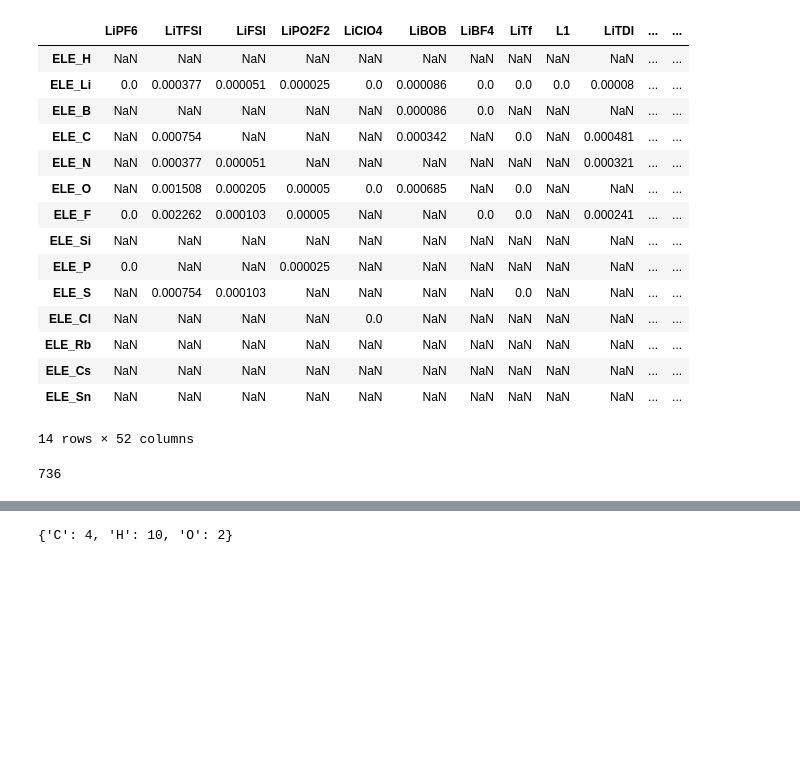
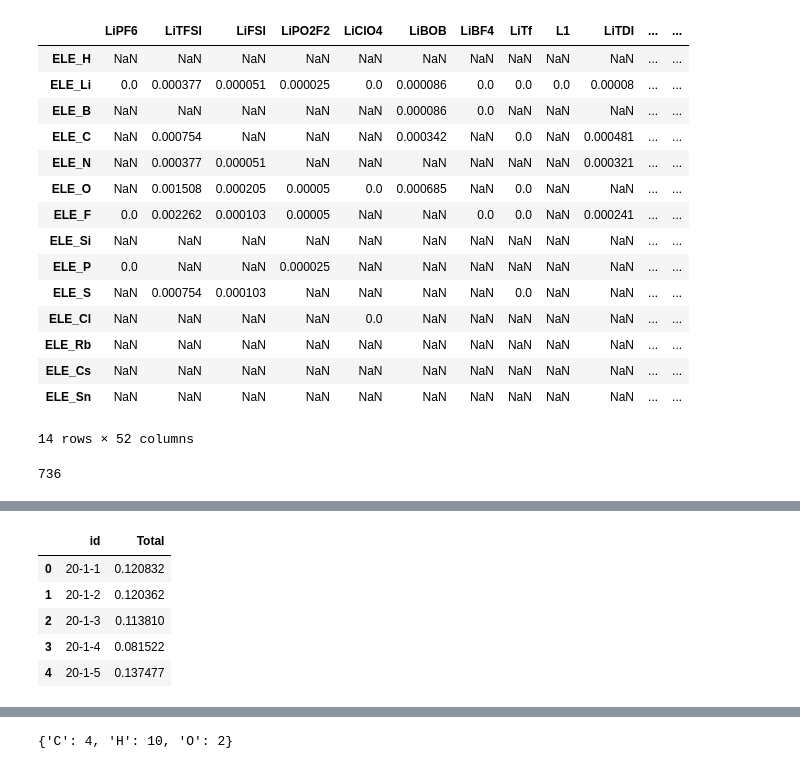
Before and after one commit to zleung9/bo-electrolyte, a Jupyter notebook: notebooks/chemicals_processing.ipynb, the cells around one changed output, grey strips where cells are left out. Drawn from its saved outputs; the diff is of its cells as text; code cells hidden in the pictures; blank space fills up the shorter version.

```diff
--- a/notebooks/chemicals_processing.ipynb
+++ b/notebooks/chemicals_processing.ipynb
@@ -175,0 +174,12 @@ df_molar_elements.T
+# %%
+df_total_molar = df_molar_elements.iloc[:, :-1].sum(axis=1)
+df_total_molar.name = "Total"
+df_total_molar = pd.concat([df_molar_elements.iloc[:, -1], df_total_molar], axis=1)
+df_total_molar.head(5)
+# %% [output]
+|  | id | Total |
+| 0 | 20-1-1 | 0.120832 |
+| 1 | 20-1-2 | 0.120362 |
+| 2 | 20-1-3 | 0.113810 |
+| 3 | 20-1-4 | 0.081522 |
+| 4 | 20-1-5 | 0.137477 |
```
Also changed, not shown: parts of 8 cells of this notebook.
